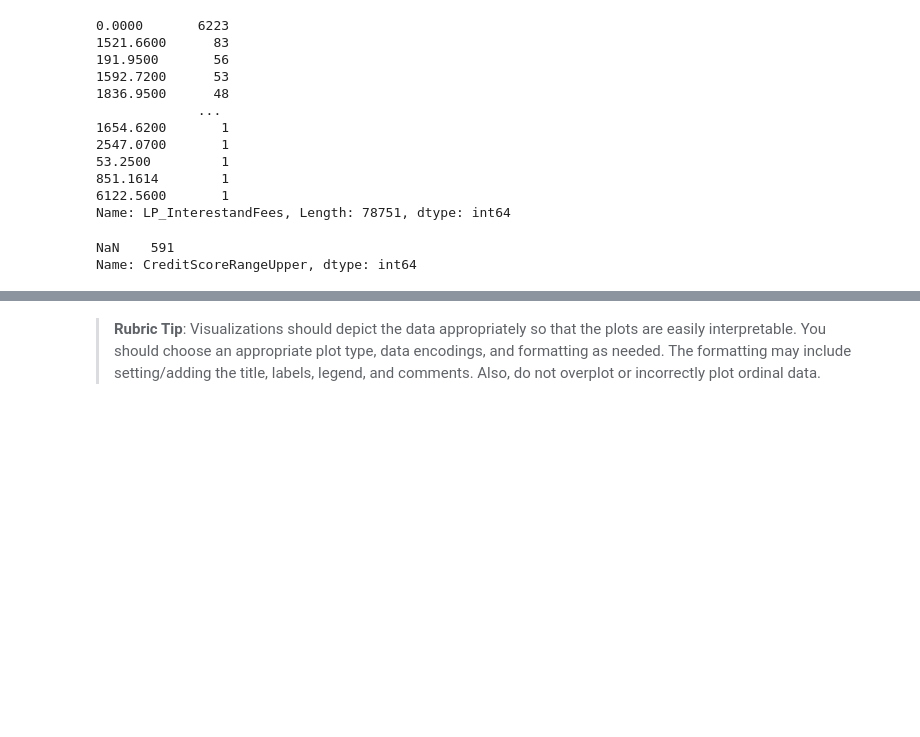
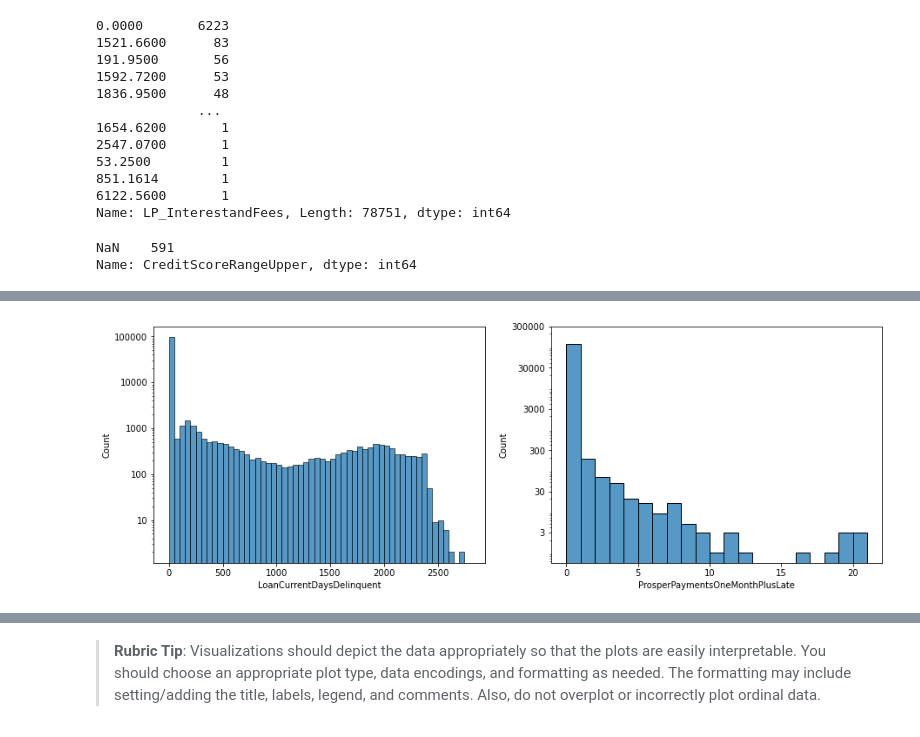
Before and after one commit to cnikoro/prosper_loan_eda, a Jupyter notebook: Part_I_exploration_template.ipynb, the cells around one changed output, grey strips where cells are left out. Drawn from its saved outputs; the diff is of its cells as text; code cells hidden in the pictures; blank space fills up the shorter version.

```diff
--- a/Part_I_exploration_template.ipynb
+++ b/Part_I_exploration_template.ipynb
@@ -257,0 +328,27 @@ and prepare yourself to look at relationships between variables.
+# %%
+fig, axes = plt.subplots(1,2, figsize=(15,5))
+
+# distribution of LoanCurrentDaysDelinquent
+
+bin_edges = np.arange(loans.LoanCurrentDaysDelinquent.min(), loans.LoanCurrentDaysDelinquent.max()+100, 50)
+ax1_ticks = [10, 100, 1000, 10000, 100000]
+ax1_labels = [str(i) for i in ax1_ticks]
+
+ax1 = sns.histplot(data=loans, x='LoanCurrentDaysDelinquent', bins=bin_edges, ax=axes[0])
+ax1.set_yscale('log')
+ax1.set_yticks(ticks=ax1_ticks)
+ax1.set_yticklabels(ax1_labels)
+
+# distribution of ProsperPaymentsOneMonthPlusLate
+
+bin_edges = np.arange(loans.ProsperPaymentsOneMonthPlusLate.min(), loans.ProsperPaymentsOneMonthPlusLate.max()+1)
+ax2_ticks = [3, 30, 300, 3000, 30000, 300000]
+ax2_labels = [str(i) for i in ax2_ticks]
+
+ax2 = sns.histplot(x=loans.ProsperPaymentsOneMonthPlusLate.fillna(0), bins=bin_edges, ax=axes[1])
+ax2.set_yscale('log')
+ax2.set_yticks(ticks=ax2_ticks)
+ax2.set_yticklabels(ax2_labels)
+plt.show()
+# %% [output]
+[figure, added]
```
Also changed, not shown: parts of 20 cells of this notebook.
